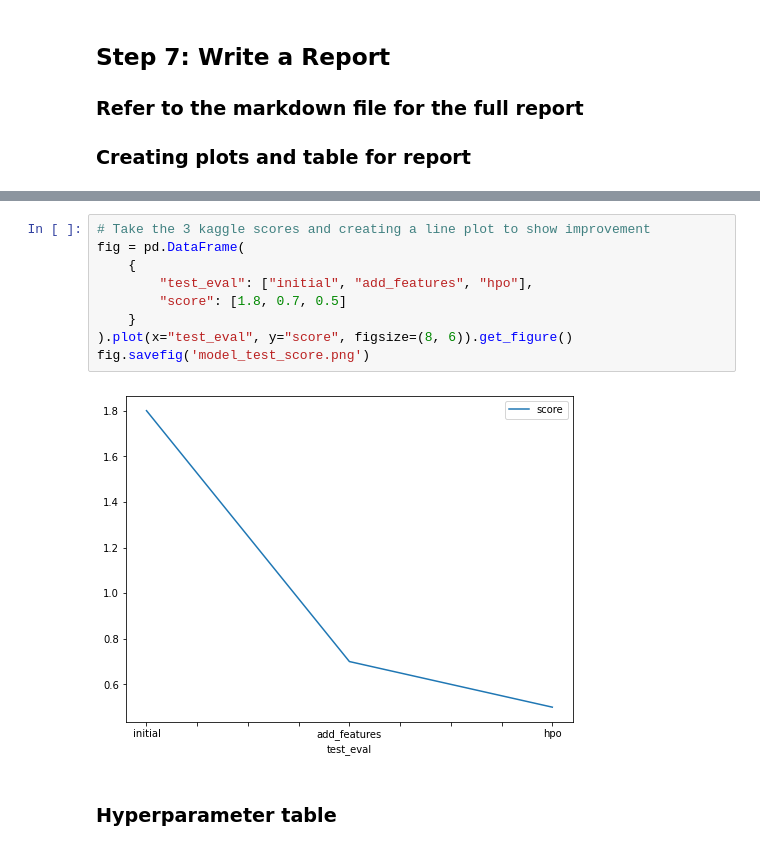
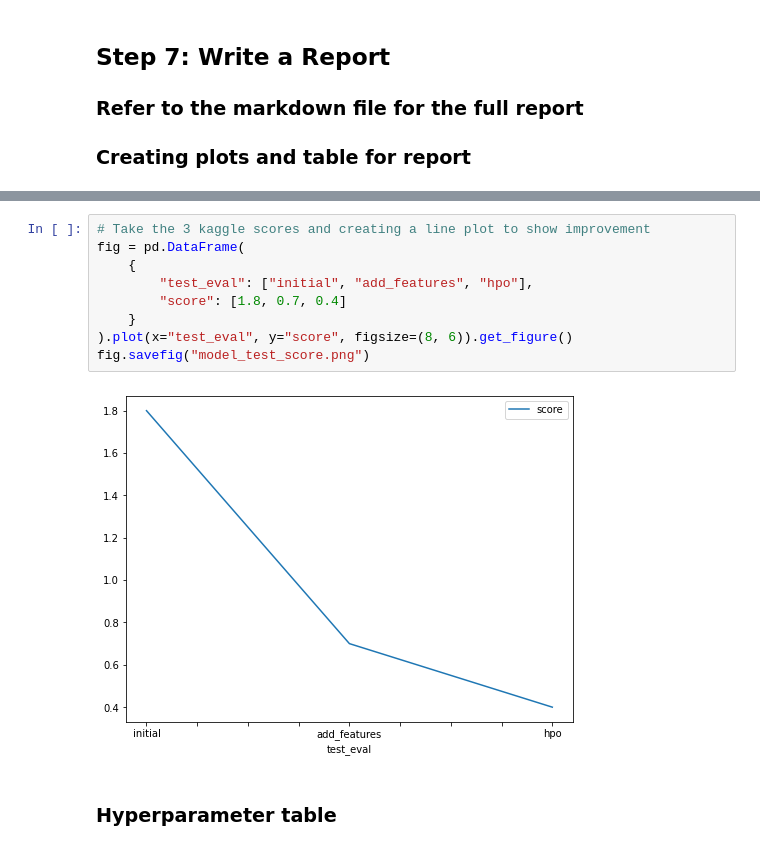
Before and after one commit to martasls/cd0385-project-starter, a Jupyter notebook: project/project-template.ipynb, the cells around one changed output, grey strips where cells are left out. Drawn from its saved outputs; the diff is of its cells as text.

```diff
--- a/project/project-template.ipynb
+++ b/project/project-template.ipynb
@@ -641,14 +599,14 @@ fig.savefig('model_train_score.png')
 # %%
 # Take the 3 kaggle scores and creating a line plot to show improvement
 fig = pd.DataFrame(
     {
         "test_eval": ["initial", "add_features", "hpo"],
-        "score": [1.8, 0.7, 0.5]
+        "score": [1.8, 0.7, 0.4]
     }
 ).plot(x="test_eval", y="score", figsize=(8, 6)).get_figure()
-fig.savefig('model_test_score.png')
+fig.savefig("model_test_score.png")
 # %% [output]
-[figure, old version]
+[figure, new version]
 # %% [markdown]
 ### Hyperparameter table
 # %%
```
Also changed, not shown: parts of 34 cells of this notebook, 1 other file.
